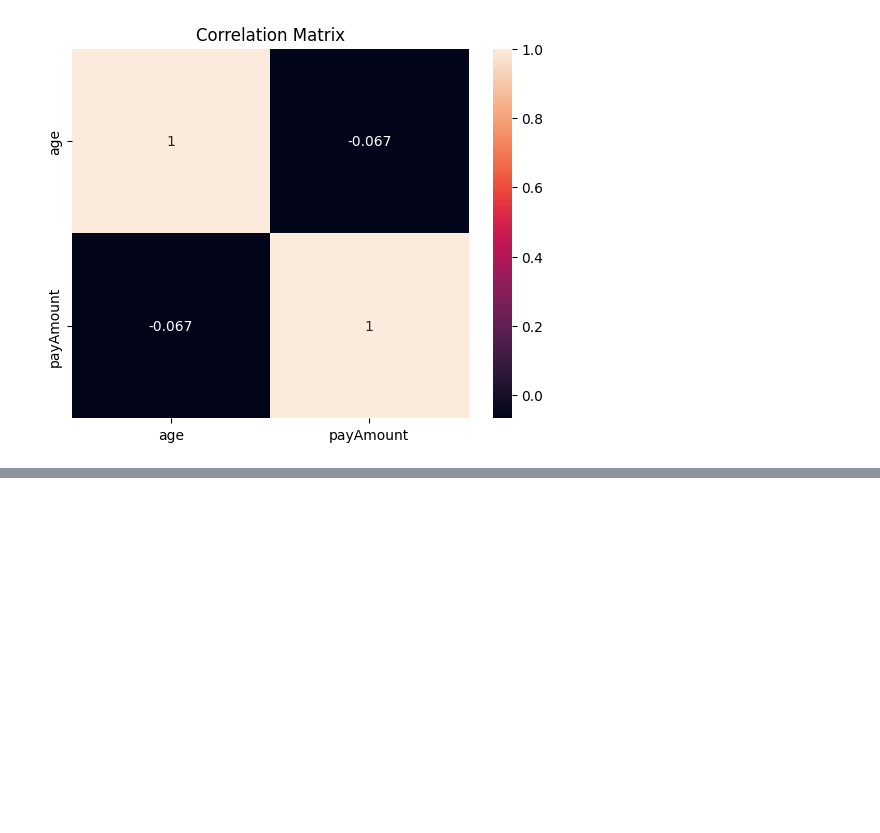
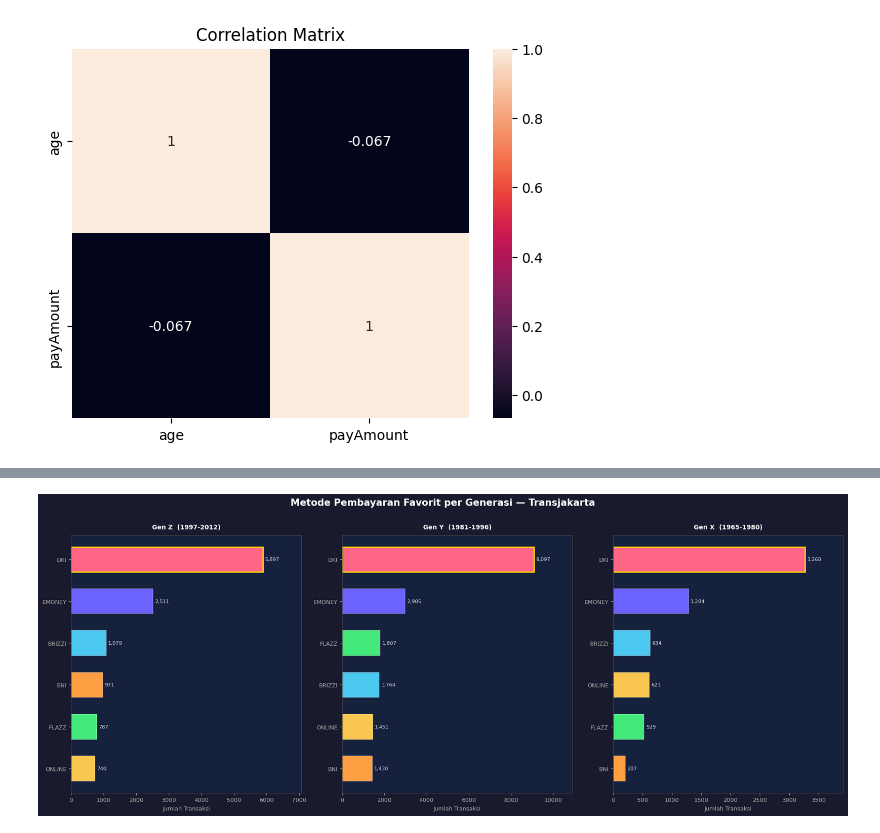
Before and after one commit to Firdausizm/Project_compiler_2026, a Jupyter notebook: data_pipeline.ipynb, the cells around one changed output, grey strips where cells are left out. Drawn from its saved outputs; the diff is of its cells as text; code cells hidden in the pictures; blank space fills up the shorter version.

```diff
--- a/data_pipeline.ipynb
+++ b/data_pipeline.ipynb
@@ -168,0 +282,93 @@ Data Pipeline Completed Successfully!
+# %%
+# Definisi rentang tahun lahir per generasi
+gen_map = {
+    'Gen Z  (1997-2012)': (1997, 2012),
+    'Gen Y  (1981-1996)': (1981, 1996),
+    'Gen X  (1965-1980)': (1965, 1980),
+}
+
+df_gen = df_clean[['payCardBirthDate', 'payCardBank']].dropna().copy()
+df_gen['payCardBirthDate'] = pd.to_numeric(df_gen['payCardBirthDate'], errors='coerce')
+df_gen['payCardBank'] = df_gen['payCardBank'].str.strip().str.lower()
+df_gen = df_gen.dropna(subset=['payCardBirthDate'])
+
+def assign_gen(year):
+    for name, (lo, hi) in gen_map.items():
+        if lo <= year <= hi:
+            return name
+    return None
+
+df_gen['generation'] = df_gen['payCardBirthDate'].apply(assign_gen)
+df_gen = df_gen.dropna(subset=['generation'])
+
+# Warna per bank
+bank_palette = {
+    'emoney': '#6C63FF',
+    'dki':    '#FF6584',
+    'flazz':  '#43E97B',
+    'online': '#F9C74F',
+    'brizzi': '#4CC9F0',
+    'bni':    '#FF9F43',
+}
+
+gen_order = list(gen_map.keys())
+gen_data  = (
+    df_gen.groupby(['generation', 'payCardBank'])
+          .size()
+          .reset_index(name='count')
+)
+
+# Visualisasi
+plt.style.use('dark_background')
+fig, axes = plt.subplots(1, 3, figsize=(18, 7))
+fig.patch.set_facecolor('#1A1A2E')
+fig.suptitle('Metode Pembayaran Favorit per Generasi — Transjakarta',
+             fontsize=15, fontweight='bold', color='white', y=1.01)
+
+for ax, gen in zip(axes, gen_order):
+    sub = (
+        gen_data[gen_data['generation'] == gen]
+        .sort_values('count', ascending=False)
+        .reset_index(drop=True)
+    )
+    ax.set_facecolor('#16213E')
+
+    if sub.empty:
+        ax.text(0.5, 0.5, 'Tidak ada data', ha='center', va='center', color='white')
+        ax.set_title(gen.strip(), color='white', fontsize=10, fontweight='bold')
+        continue
+
+    banks  = sub['payCardBank'].str.upper().tolist()
+    counts = sub['count'].tolist()
+    colors = [bank_palette.get(b.lower(), '#888888') for b in sub['payCardBank']]
+
+    # Horizontal bar chart (diurutkan dari kecil ke besar agar terpopuler di atas)
+    bars = ax.barh(
+        banks[::-1], counts[::-1], color=colors[::-1],
+        edgecolor='white', linewidth=0.3, height=0.6
+    )
+
+    # Highlight bar terbesar (index -1 setelah pembalikan = terbesar)
+    bars[-1].set_edgecolor('#FFD700')
+    bars[-1].set_linewidth(2.0)
+
+    # Label nilai di kanan bar
+    for bar, cnt in zip(bars, counts[::-1]):
+        ax.text(
+            bar.get_width() + counts[0] * 0.01,
+            bar.get_y() + bar.get_height() / 2,
+            f'{cnt:,}', va='center', color='#DDDDDD', fontsize=8
+        )
+
+    ax.set_title(gen.strip(), color='white', fontsize=10, fontweight='bold', pad=10)
+    ax.set_xlabel('Jumlah Transaksi', color='#AAAAAA', fontsize=9)
+    ax.tick_params(colors='#AAAAAA', labelsize=9)
+    for spine in ax.spines.values():
+        spine.set_edgecolor('#444444')
+    ax.set_xlim(0, counts[0] * 1.20)
+
+
+plt.tight_layout()
+plt.show()
+# %% [output]
+[figure, added]
```
Also changed, not shown: parts of 12 cells of this notebook, 2 other files.
